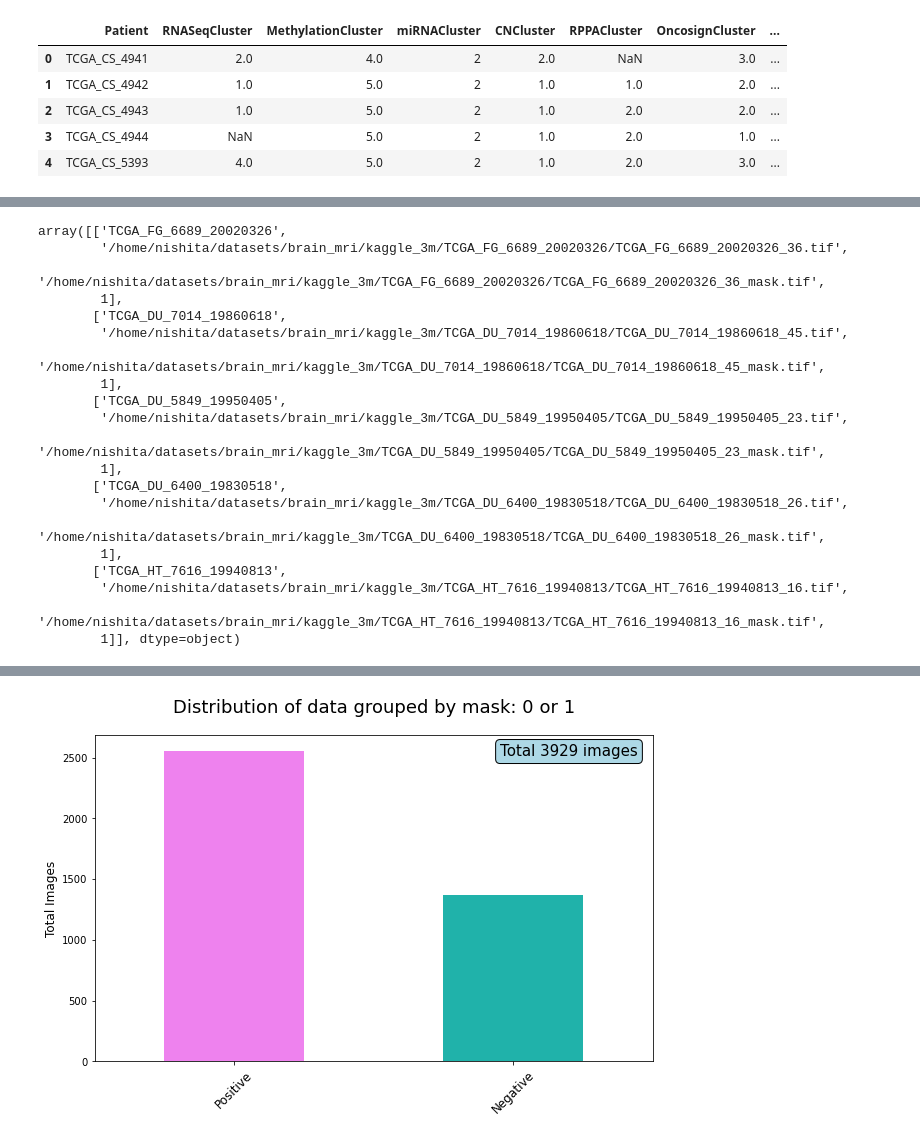
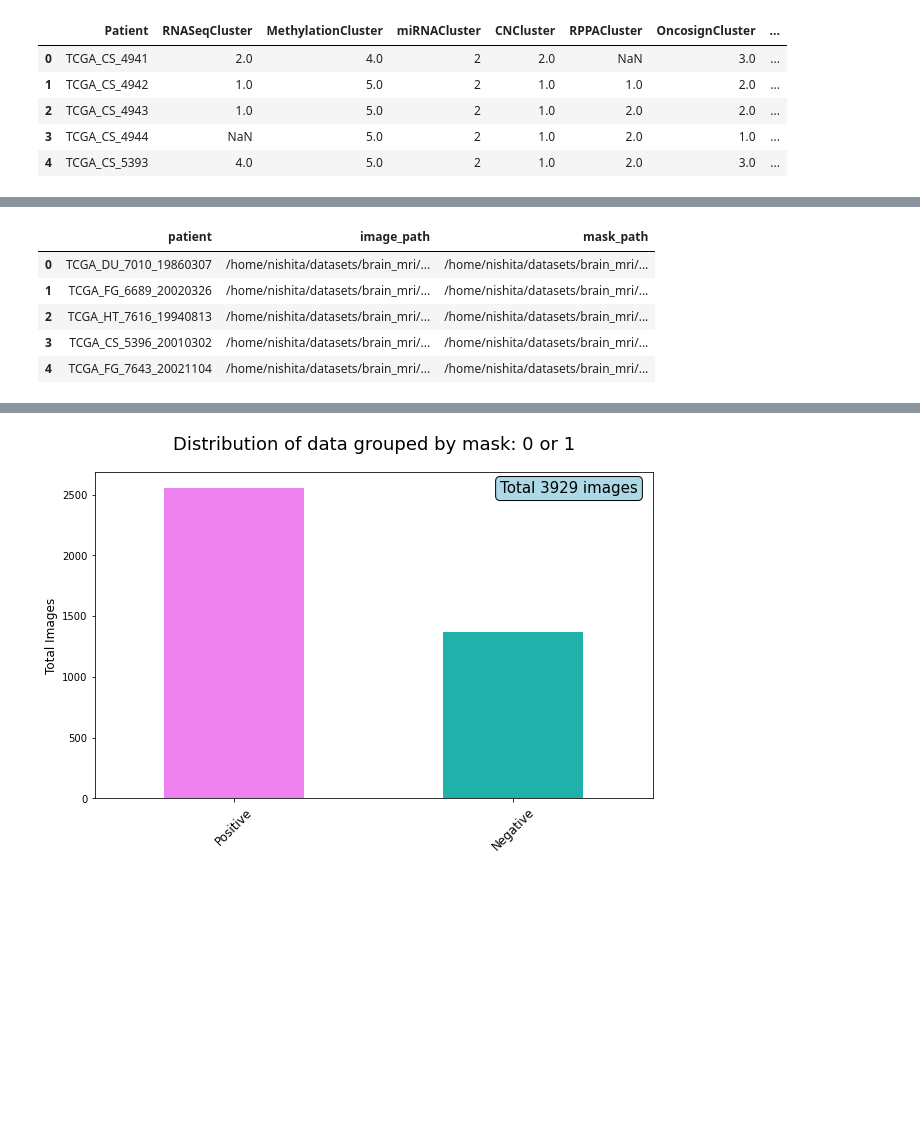
Before and after one commit to Nishita-Kapoor-zz/brain_mri_segmentation, a Jupyter notebook: data/brain_mri_EDA.ipynb, the cells around one changed output, grey strips where cells are left out. Saved outputs shown, nothing was run; the diff lists cells and outputs as text; code cells hidden in the pictures; blank space fills up the shorter version.

```diff
--- a/data/brain_mri_EDA.ipynb
+++ b/data/brain_mri_EDA.ipynb
@@ -37,26 +36,10 @@ array(['TCGA_HT_8563_19981209',
-# %%
-dataset.create_target_column()
-df = dataset.df
-df[df["diagnosis"] == 1].sample(5).values
-# %% [output]
-array([['TCGA_FG_6689_20020326',
-        '/home/nishita/datasets/brain_mri/kaggle_3m/TCGA_FG_6689_20020326/TCGA_FG_6689_20020326_36.tif',
-        '/home/nishita/datasets/brain_mri/kaggle_3m/TCGA_FG_6689_20020326/TCGA_FG_6689_20020326_36_mask.tif',
-        1],
-       ['TCGA_DU_7014_19860618',
-        '/home/nishita/datasets/brain_mri/kaggle_3m/TCGA_DU_7014_19860618/TCGA_DU_7014_19860618_45.tif',
-        '/home/nishita/datasets/brain_mri/kaggle_3m/TCGA_DU_7014_19860618/TCGA_DU_7014_19860618_45_mask.tif',
-        1],
-       ['TCGA_DU_5849_19950405',
-        '/home/nishita/datasets/brain_mri/kaggle_3m/TCGA_DU_5849_19950405/TCGA_DU_5849_19950405_23.tif',
-        '/home/nishita/datasets/brain_mri/kaggle_3m/TCGA_DU_5849_19950405/TCGA_DU_5849_19950405_23_mask.tif',
-        1],
-       ['TCGA_DU_6400_19830518',
-        '/home/nishita/datasets/brain_mri/kaggle_3m/TCGA_DU_6400_19830518/TCGA_DU_6400_19830518_26.tif',
-        '/home/nishita/datasets/brain_mri/kaggle_3m/TCGA_DU_6400_19830518/TCGA_DU_6400_19830518_26_mask.tif',
-        1],
-       ['TCGA_HT_7616_19940813',
-        '/home/nishita/datasets/brain_mri/kaggle_3m/TCGA_HT_7616_19940813/TCGA_HT_7616_19940813_16.tif',
-        '/home/nishita/datasets/brain_mri/kaggle_3m/TCGA_HT_7616_19940813/TCGA_HT_7616_19940813_16_mask.tif',
-        1]], dtype=object)
+# %%
+df.head()
+# %% [output]
+|  | patient | image_path | mask_path |
+| 0 | TCGA_DU_7010_19860307 | /home/nishita/datasets/brain_mri/... | /home/nishita/datasets/brain_mri/... |
+| 1 | TCGA_FG_6689_20020326 | /home/nishita/datasets/brain_mri/... | /home/nishita/datasets/brain_mri/... |
+| 2 | TCGA_HT_7616_19940813 | /home/nishita/datasets/brain_mri/... | /home/nishita/datasets/brain_mri/... |
+| 3 | TCGA_CS_5396_20010302 | /home/nishita/datasets/brain_mri/... | /home/nishita/datasets/brain_mri/... |
+| 4 | TCGA_FG_7643_20021104 | /home/nishita/datasets/brain_mri/... | /home/nishita/datasets/brain_mri/... |
 # %%
```
Also changed, not shown: parts of 12 cells of this notebook, 17 other files.
